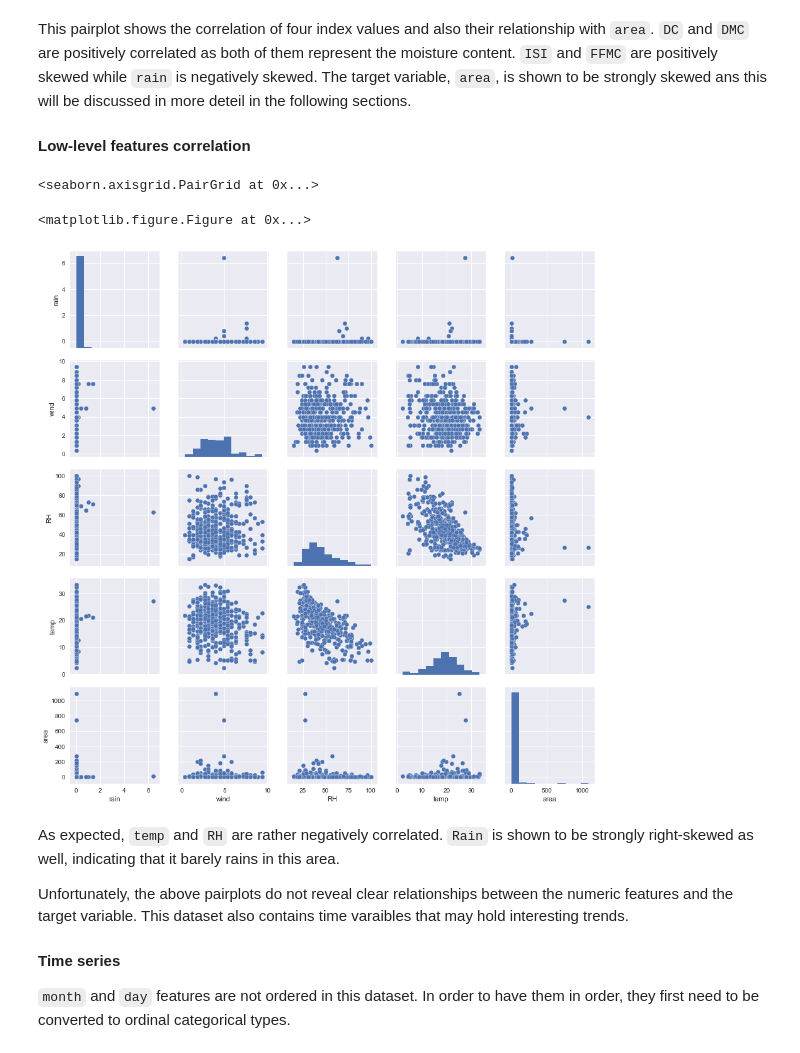
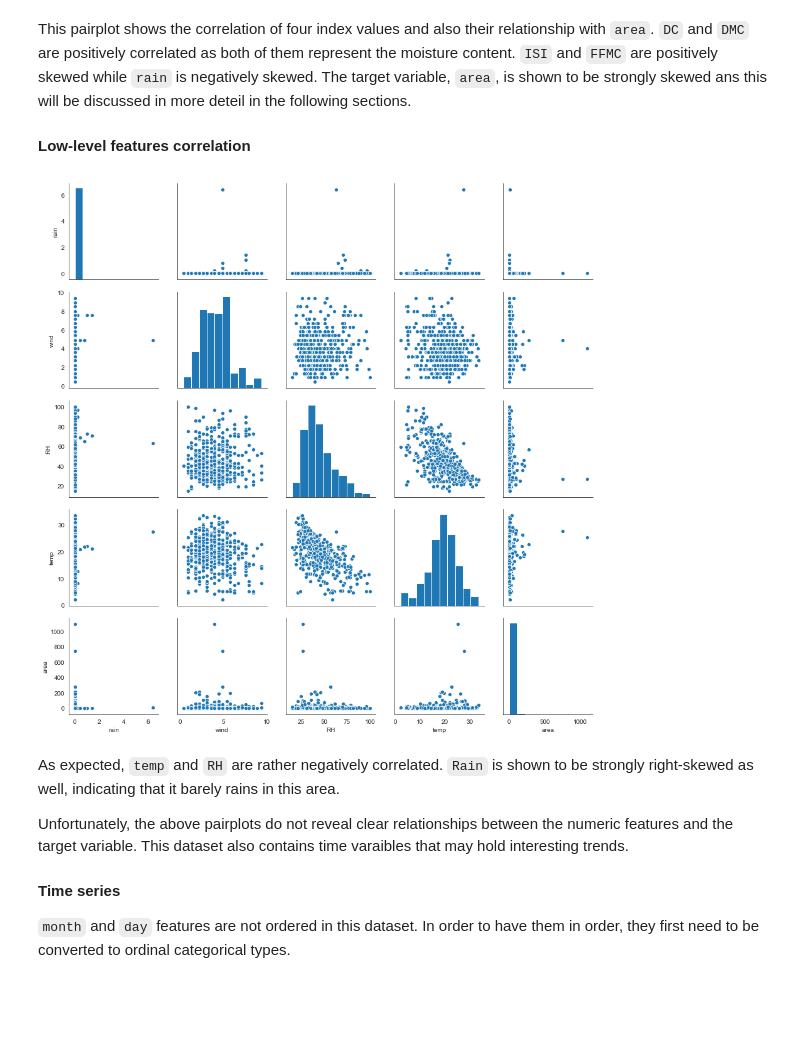
Before and after one commit to sungsujaing/Artificial_Intelligence_Data_Science_Portfolio, a Jupyter notebook: EstimatingDamageFromForestFire/Forest_Fire_Prediction_Model.ipynb, the cells around one changed output. Cells and saved outputs as stored; diff of their text form; code cells hidden in the pictures; blank space fills up the shorter version.

```diff
--- a/EstimatingDamageFromForestFire/Forest_Fire_Prediction_Model.ipynb
+++ b/EstimatingDamageFromForestFire/Forest_Fire_Prediction_Model.ipynb
@@ -17,7 +17,7 @@ import pandas as pd
 # %% [markdown]
 #### Data structure
 # %%
-file_path = 'dataset/'
+file_path = 'dataset_ForestFire/'
 df = pd.read_csv(file_path +'forestfires.csv')
 print('The original data has {} entries and {} features.'.format(df.shape[0],df.shape[1]))
 print('')
@@ -108,6 +108,7 @@ Since many features, especially those index values, are derived from other low-l
 # %%
 import matplotlib.pyplot as plt
 import seaborn as sns
+sns.set_style('white')
 %matplotlib inline
 # %% [markdown]
 #### Index correlation
@@ -126,12 +125,10 @@ This pairplot shows the correlation of four index values and also their relation
 # %%
 col_pairplot = ['rain','wind','RH','temp','area']
 df_pairplot = df[col_pairplot]
-plt.figure()
 sns.pairplot(df_pairplot)
+plt.show()
 # %% [output]
-<seaborn.axisgrid.PairGrid at 0x...>
-<matplotlib.figure.Figure at 0x...>
-[figure, old version]
+[figure, new version]
 # %% [markdown]
 As expected, `temp` and `RH` are rather negatively correlated. `Rain` is shown to be strongly right-skewed as well, indicating that it barely rains in this area.
 
```
Also changed, not shown: parts of 13 cells of this notebook, 1 other file.
